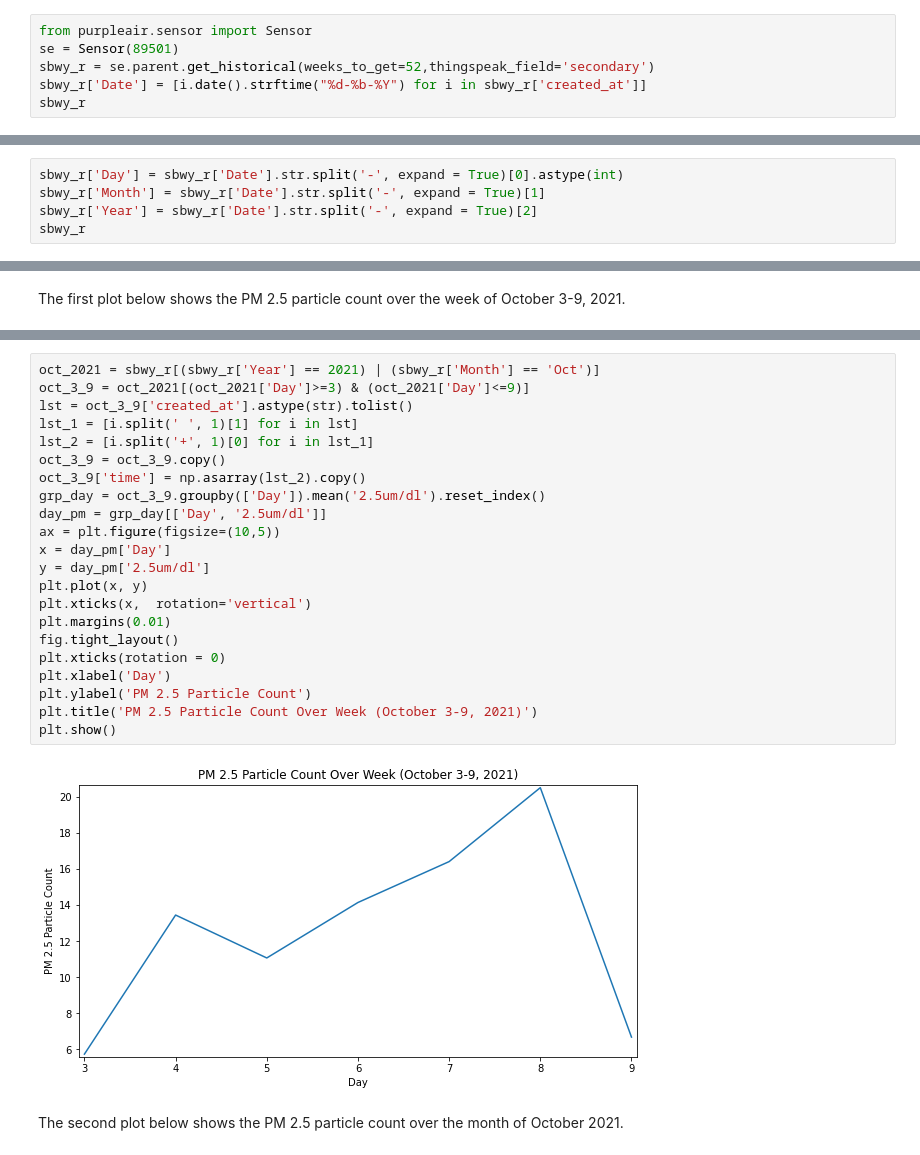
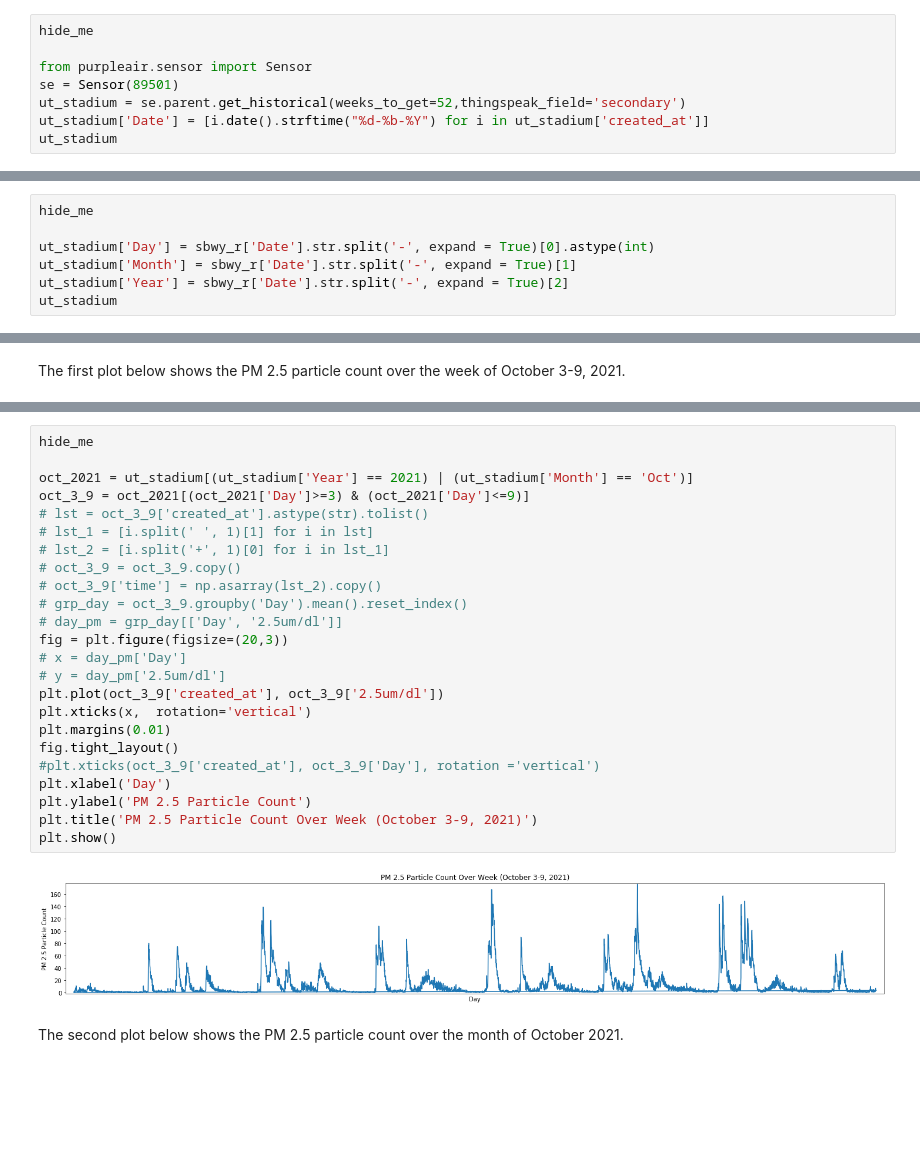
Before and after one commit to ds-modules/air-quality, a Jupyter notebook: Rio_Grande_AQI.ipynb, the cells around one changed output, grey strips where cells are left out. Saved outputs shown, nothing was run; the diff lists cells and outputs as text; blank space fills up the shorter version.

Commit message:
adding plots

```diff
--- a/Rio_Grande_AQI.ipynb
+++ b/Rio_Grande_AQI.ipynb
@@ -280,11 +312,13 @@ df[df['name'] == 'Subway (Roma)']
 # %% [markdown]
 Let's obtain the information about the UT Stadium sensor over the various times from this sensor.
 # %%
+hide_me
+
 from purpleair.sensor import Sensor
 se = Sensor(89501)
-sbwy_r = se.parent.get_historical(weeks_to_get=52,thingspeak_field='secondary')
-sbwy_r['Date'] = [i.date().strftime("%d-%b-%Y") for i in sbwy_r['created_at']]
-sbwy_r
+ut_stadium = se.parent.get_historical(weeks_to_get=52,thingspeak_field='secondary')
+ut_stadium['Date'] = [i.date().strftime("%d-%b-%Y") for i in ut_stadium['created_at']]
+ut_stadium
 # %% [output]
 |  | created_at | 0.3um/dl | 0.5um/dl | 1.0um/dl | 2.5um/dl | 5.0um/dl | 10.0um/dl | PM1.0 (CF=ATM) ug/m3 | ... |
 | entry_id |  |  |  |  |  |  |  |  | ... |
@@ -303,10 +337,12 @@ sbwy_r
 # %% [markdown]
 Let's add columns for the month, day and year.
 # %%
-sbwy_r['Day'] = sbwy_r['Date'].str.split('-', expand = True)[0].astype(int)
-sbwy_r['Month'] = sbwy_r['Date'].str.split('-', expand = True)[1]
-sbwy_r['Year'] = sbwy_r['Date'].str.split('-', expand = True)[2]
-sbwy_r
+hide_me
+
+ut_stadium['Day'] = sbwy_r['Date'].str.split('-', expand = True)[0].astype(int)
+ut_stadium['Month'] = sbwy_r['Date'].str.split('-', expand = True)[1]
+ut_stadium['Year'] = sbwy_r['Date'].str.split('-', expand = True)[2]
+ut_stadium
 # %% [output]
 |  | created_at | 0.3um/dl | 0.5um/dl | 1.0um/dl | 2.5um/dl | 5.0um/dl | 10.0um/dl | PM1.0 (CF=ATM) ug/m3 | ... |
 | entry_id |  |  |  |  |  |  |  |  | ... |
@@ -327,27 +382,29 @@ The first plot below shows the PM 2.5 particle count over the week of October 3-
 # %%
-oct_2021 = sbwy_r[(sbwy_r['Year'] == 2021) | (sbwy_r['Month'] == 'Oct')]
+hide_me
+
+oct_2021 = ut_stadium[(ut_stadium['Year'] == 2021) | (ut_stadium['Month'] == 'Oct')]
 oct_3_9 = oct_2021[(oct_2021['Day']>=3) & (oct_2021['Day']<=9)]
-lst = oct_3_9['created_at'].astype(str).tolist()
-lst_1 = [i.split(' ', 1)[1] for i in lst]
-lst_2 = [i.split('+', 1)[0] for i in lst_1]
-oct_3_9 = oct_3_9.copy()
-oct_3_9['time'] = np.asarray(lst_2).copy()
-grp_day = oct_3_9.groupby(['Day']).mean('2.5um/dl').reset_index()
-day_pm = grp_day[['Day', '2.5um/dl']]
-ax = plt.figure(figsize=(10,5))
-x = day_pm['Day']
-y = day_pm['2.5um/dl']
-plt.plot(x, y)
+# lst = oct_3_9['created_at'].astype(str).tolist()
+# lst_1 = [i.split(' ', 1)[1] for i in lst]
+# lst_2 = [i.split('+', 1)[0] for i in lst_1]
+# oct_3_9 = oct_3_9.copy()
+# oct_3_9['time'] = np.asarray(lst_2).copy()
+# grp_day = oct_3_9.groupby('Day').mean().reset_index()
+# day_pm = grp_day[['Day', '2.5um/dl']]
+fig = plt.figure(figsize=(20,3))
+# x = day_pm['Day']
+# y = day_pm['2.5um/dl']
+plt.plot(oct_3_9['created_at'], oct_3_9['2.5um/dl'])
 plt.xticks(x,  rotation='vertical')
 plt.margins(0.01)
 fig.tight_layout()
-plt.xticks(rotation = 0)
+#plt.xticks(oct_3_9['created_at'], oct_3_9['Day'], rotation ='vertical')
 plt.xlabel('Day')
 plt.ylabel('PM 2.5 Particle Count')
 plt.title('PM 2.5 Particle Count Over Week (October 3-9, 2021)')
 plt.show()
 # %% [output]
-[figure, old version]
+[figure, new version]
 # %% [markdown]
 The second plot below shows the PM 2.5 particle count over the month of October 2021.
 # %%
```
Also changed, not shown: parts of 24 cells of this notebook, 1 other file.
